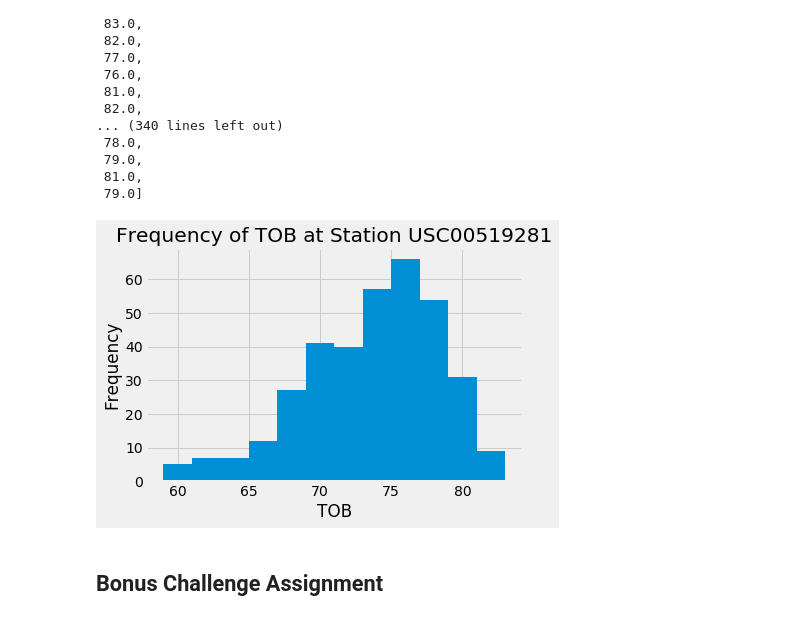
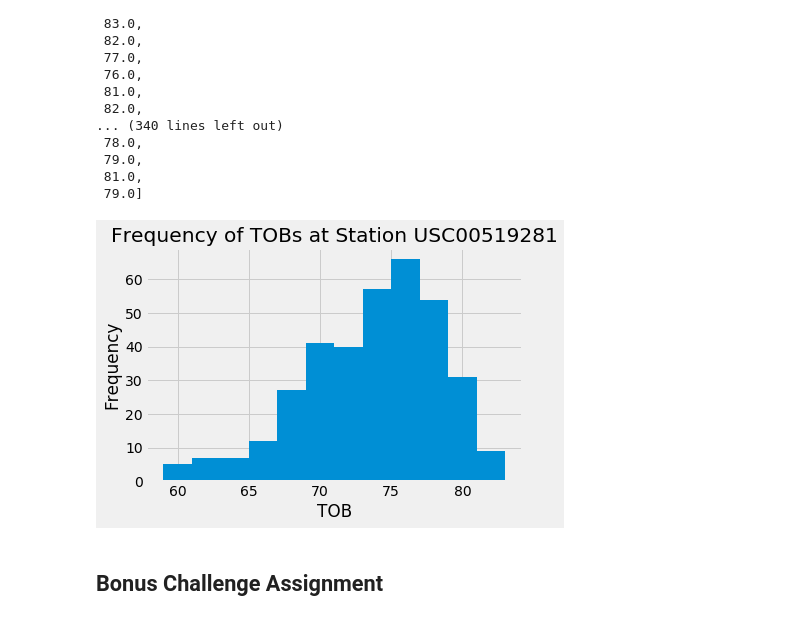
Before and after one commit to sfroonjian/SQLAlchemy-Hawaii-Vacation, a Jupyter notebook: climate_analysis.ipynb, the cells around one changed output. Drawn from its saved outputs; the diff is of its cells as text; code cells hidden in the pictures.

```diff
--- a/climate_analysis.ipynb
+++ b/climate_analysis.ipynb
@@ -232,12 +210,12 @@ tobs
 # %%
 # histogram to show frequencies of TOBs from most active station
 plt.hist(tobs, bins=12)
 plt.xlabel("TOB")
 plt.ylabel("Frequency")
-plt.title("Frequency of TOB at Station " +  most_active_station[0][0])
+plt.title("Frequency of TOBs at Station " +  most_active_station[0])
 plt.show()
 # %% [output]
-[figure, old version]
+[figure, new version]
 # %% [markdown]
 ## Bonus Challenge Assignment
 # %%
```
Also changed, not shown: parts of 10 cells of this notebook.
